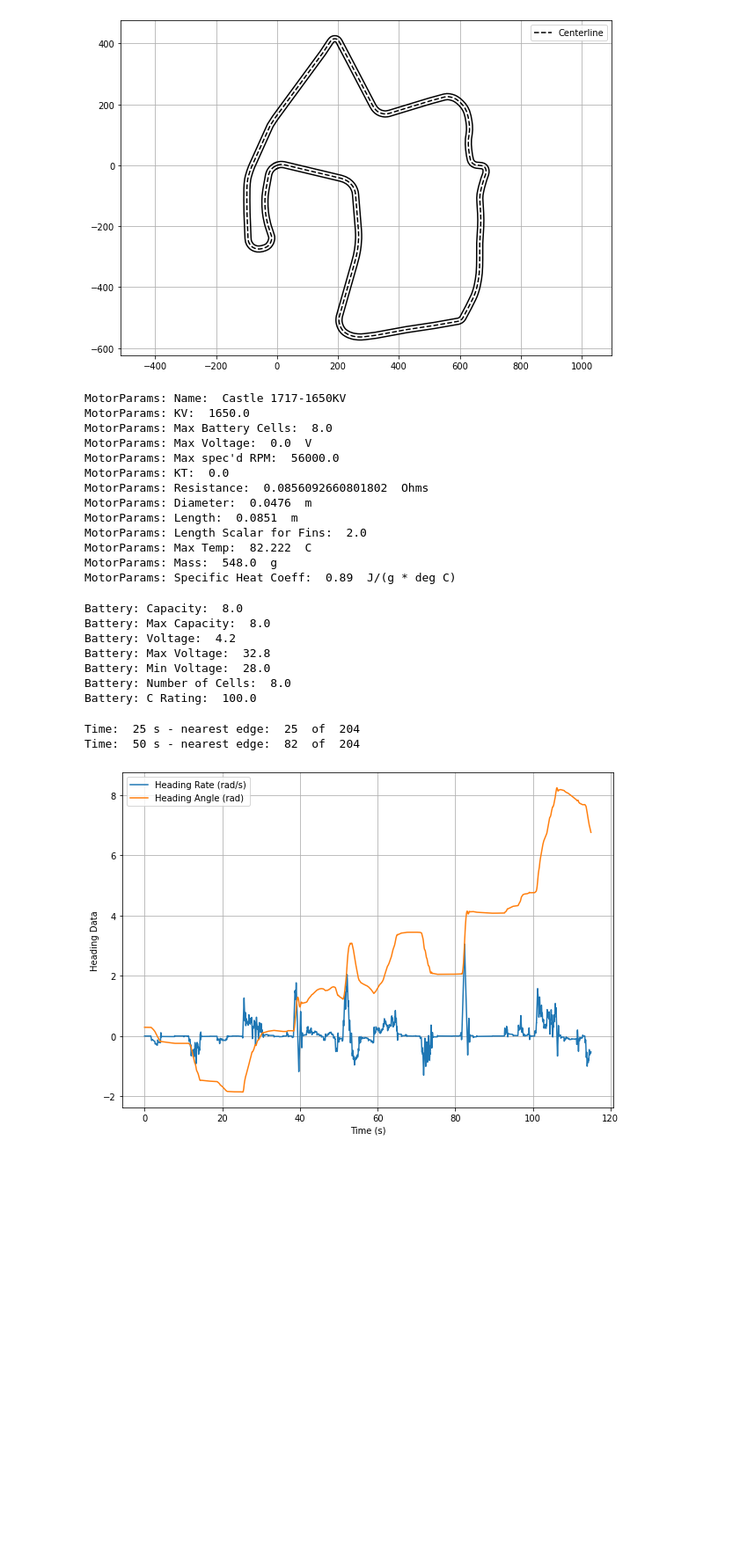
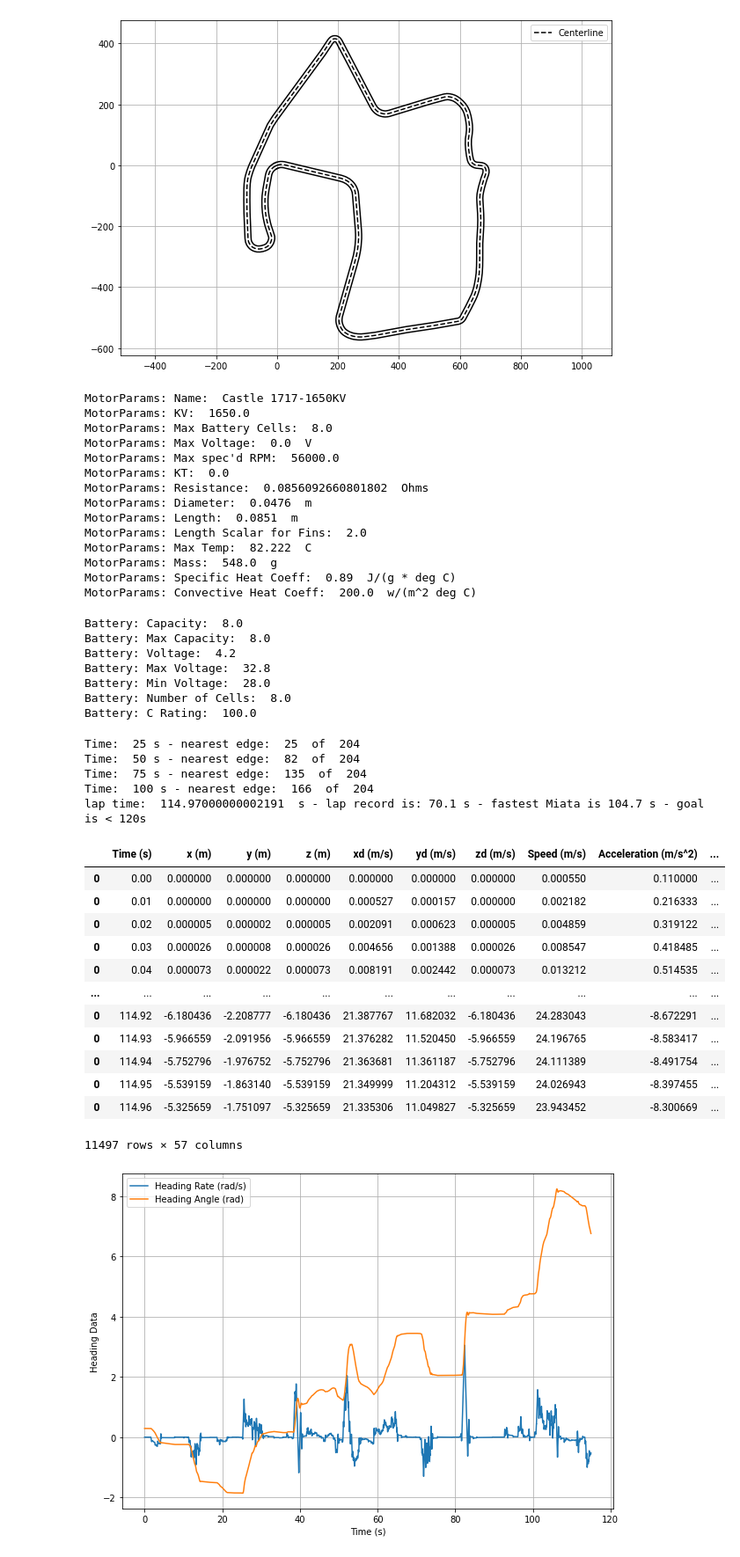
Before and after one commit to smithan7/not-so-dumb-rc-car, a Jupyter notebook: AutonomousCar/code/testing_car_class.ipynb, the cells around one changed output. Shown at 88% size. Saved outputs shown, nothing was run; the diff lists cells and outputs as text; code cells hidden in the pictures; blank space fills up the shorter version.

```diff
--- a/AutonomousCar/code/testing_car_class.ipynb
+++ b/AutonomousCar/code/testing_car_class.ipynb
@@ -43,6 +43,7 @@ c1717_1650_params.length_scalar_for_fins = 2.0
 c1717_1650_params.max_temp = 82.222 # deg C - 180F
 c1717_1650_params.specific_heat_coeff = 0.89 # J/(g * deg C) - specific heat capacity of aluminum - 0.385 J/(g * deg C) for copper
 c1717_1650_params.mass = 548.0 # grams for Castle Creations 171
+c1717_1650_params.convective_heat_coeff = 200.0 # best case
 c1717_1650_params.print()
 # %% [output]
 MotorParams: Name:  Castle 1717-1650KV
@@ -58,6 +59,7 @@ MotorParams: Length Scalar for Fins:  2.0
 MotorParams: Max Temp:  82.222  C
 MotorParams: Mass:  548.0  g
 MotorParams: Specific Heat Coeff:  0.89  J/(g * deg C)
+MotorParams: Convective Heat Coeff:  200.0  w/(m^2 deg C)
 # %%
 batteryParams = BatteryParams()
 battery = Battery()
@@ -242,41 +246,15 @@ track.back_propagate_speed_limits_to_set_speed(carParams)
 # the above is not great on long straight stretches and it does not try and increase the radius of the corners
 '''END WHERE I TUNE TRACK SPEEDS'''
 
-# lot of data logging
-times = [] # times
-poss = [] # x/y position as points
-d_speeds = [] # desired speeds
-speeds = [] # speeds
-accels = [] # accels
-jerks = [] # Brittons :)
-sis = [] #steering input
-sas = [] # # steering angles
-srs = [] # steering rates
-has = [] # heading angles
-hrs = [] # heading rates
-d_has = [] # desired heading angle
-ctes = [] # cross track error
-
 air_temp = 21.12 # deg C
 ground_temp = 31.11 # deg C
 
-tire_temps = []
-motor_temps = []
 
 t = 0.0 # current time
 dt = 0.01 # time step
 nearest_edge = 0 # current edge
 while nearest_edge < len(track.track_df)-1 and t <180.0:
     # data log current state
-    times.append(t)
-    poss.append([car.state.x[car.state.xi], car.state.x[car.state.yi]])
-    speeds.append(car.state.x[car.state.fsi])
-    accels.append(car.state.x[car.state.fai])
-    jerks.append(car.state.x[car.state.fji])
-    sas.append(car.state.x[car.state.sai])
-    srs.append(car.state.x[car.state.sri])
-    has.append(car.state.x[car.state.hai])
-    hrs.append(car.state.x[car.state.hri])
 
     # nearest_edge, cross_track_error = track.find_nearest_edge(car.get_2D_pos())#, nearest_edge)
     nearest_edge, cross_track_error, dist_along_edge = track.find_nearest_edge_with_seed(car.state.get_2D_pos(), nearest_edge, window_size=2)
@@ -284,13 +262,11 @@ while nearest_edge < len(track.track_df)-1 and t <180.0:
     # get the desired acceleration from the speed PID controller based on the current speed and the desired speed specificed by the track
     desired_speed = track.track_df['speed'][nearest_edge]
     a_des = car.controller.speed_pid.tic(car.state.x[car.state.fsi], desired_speed)
-    d_speeds.append(desired_speed)
 
     # get the desired heading from the track - uses some linear interpolation from adjacent edges to smooth it out some - but it's not great... could be smoother
     desired_heading = track.interp_between_edges(nearest_edge, dist_along_edge, 'heading')
     # ensure that the heading is aligned with the car - if car is at 1deg and track is at 359deg it corrects the track to -1deg to stop the car from turning around
     desired_heading = track.bearing_align(car.state.x[car.state.hai], desired_heading)#track.track_df.iloc[nearest_edge]["heading"])
-    d_has.append(desired_heading)
 
     # get the desired steering input based on the current car heading and the desired
     steer_des = car.controller.steer_pid.tic(car.state.x[car.state.hai], desired_heading)
@@ -298,40 +274,54 @@ while nearest_edge < len(track.track_df)-1 and t <180.0:
     # get the cross track error direction and correction factor
     cross_track_error *= track.find_cross_track_error_to_edge(nearest_edge, car.state.get_2D_pos())
     cross_track_error_correction = cross_track_error_gain * math.atan(cross_track_error / (cross_track_error_soft + max(desired_speed, car.state.get_speed())))
-    ctes.append(cross_track_error)
+    car.controller.crosstrack_pid.s_e = cross_track_error
 
     # add the desired steering angle based on heading error and cross track error
     steer_input = steer_des + cross_track_error_correction
-    sis.append(steer_input)
 
     # give the car the desired acceleration and steering - this does NOT apply them - it just inputs them
     car.state.input_accel(a_des)
     car.state.input_steering(steer_input)
 
     # actually update the car model in the simulation
     car.state.tic(dt)
 
     # addtional state info
     car.update_components(air_temp=air_temp,
                           ground_temp=ground_temp,
                           dt=dt)
 
     car.log_data(t)
-    tire_temps.append(car.tire.temp)
-    motor_temps.append(car.motor.temp)
 
 
     # update time and provide status to the user
     t += dt
     if t % 25 < dt:
         print("Time: ", int(t), "s - nearest edge: ", nearest_edge, " of ", len(track.track_df)-1)
 
 # print out the final lap time
 print("lap time: ", t, " s - lap record is: 70.1 s - fastest Miata is 104.7 s - goal is < 120s")
+car.log_df.to_pickle("laguna_seca_lap_df.pkl")
 display(car.log_df)
 # %% [output]
 Time:  25 s - nearest edge:  25  of  204
 Time:  50 s - nearest edge:  82  of  204
+Time:  75 s - nearest edge:  135  of  204
+Time:  100 s - nearest edge:  166  of  204
+lap time:  114.97000000002191  s - lap record is: 70.1 s - fastest Miata is 104.7 s - goal is < 120s
+|  | Time (s) | x (m) | y (m) | z (m) | xd (m/s) | yd (m/s) | zd (m/s) | Speed (m/s) | Acceleration (m/s^2) | ... |
+| 0 | 0.00 | 0.000000 | 0.000000 | 0.000000 | 0.000000 | 0.000000 | 0.000000 | 0.000550 | 0.110000 | ... |
+| 0 | 0.01 | 0.000000 | 0.000000 | 0.000000 | 0.000527 | 0.000157 | 0.000000 | 0.002182 | 0.216333 | ... |
+| 0 | 0.02 | 0.000005 | 0.000002 | 0.000005 | 0.002091 | 0.000623 | 0.000005 | 0.004859 | 0.319122 | ... |
+| 0 | 0.03 | 0.000026 | 0.000008 | 0.000026 | 0.004656 | 0.001388 | 0.000026 | 0.008547 | 0.418485 | ... |
+| 0 | 0.04 | 0.000073 | 0.000022 | 0.000073 | 0.008191 | 0.002442 | 0.000073 | 0.013212 | 0.514535 | ... |
+| ... | ... | ... | ... | ... | ... | ... | ... | ... | ... | ... |
+| 0 | 114.92 | -6.180436 | -2.208777 | -6.180436 | 21.387767 | 11.682032 | -6.180436 | 24.283043 | -8.672291 | ... |
+| 0 | 114.93 | -5.966559 | -2.091956 | -5.966559 | 21.376282 | 11.520450 | -5.966559 | 24.196765 | -8.583417 | ... |
+| 0 | 114.94 | -5.752796 | -1.976752 | -5.752796 | 21.363681 | 11.361187 | -5.752796 | 24.111389 | -8.491754 | ... |
+| 0 | 114.95 | -5.539159 | -1.863140 | -5.539159 | 21.349999 | 11.204312 | -5.539159 | 24.026943 | -8.397455 | ... |
+| 0 | 114.96 | -5.325659 | -1.751097 | -5.325659 | 21.335306 | 11.049827 | -5.325659 | 23.943452 | -8.300669 | ... |
+11497 rows × 57 columns
 # %%
 # show some of the data
 plt.plot(car.log_df['Time (s)'], car.log_df['Heading Rate (rads/s)'], label='Heading Rate (rad/s)')
```
Also changed, not shown: parts of 3 cells of this notebook, 5 other files.
